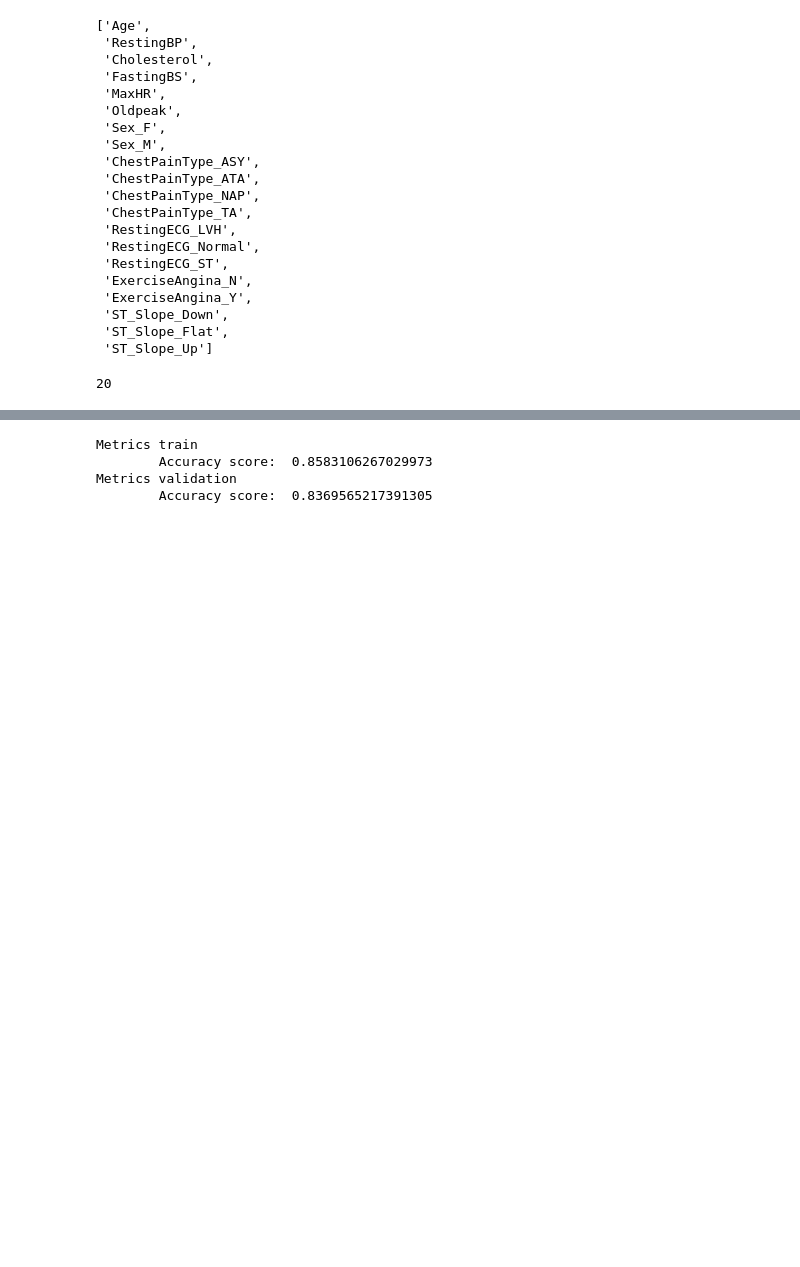
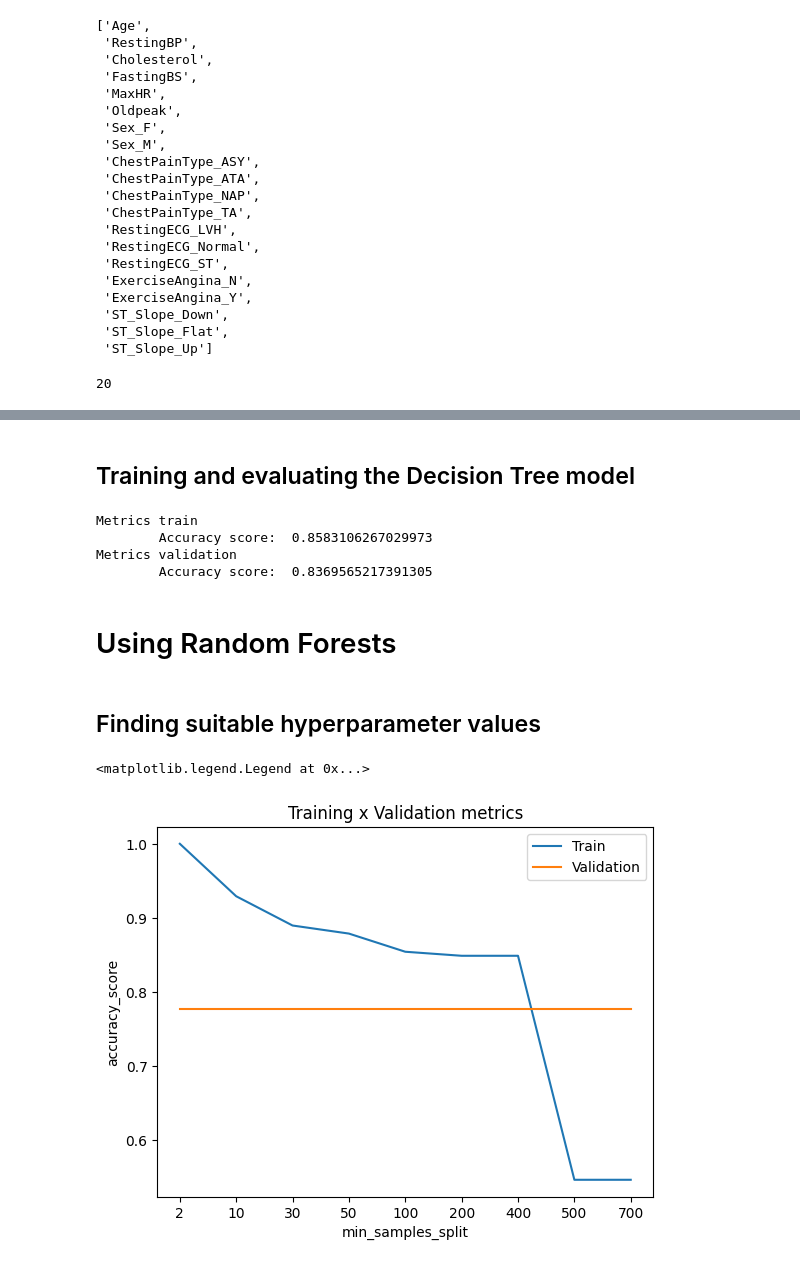
Before and after one commit to TejasShukla2007/Heart-Failure-Prediction, a Jupyter notebook: heart-failure-prediction.ipynb, the cells around one changed output, grey strips where cells are left out. Drawn from its saved outputs; the diff is of its cells as text; code cells hidden in the pictures; blank space fills up the shorter version.

Commit message:
Adding Random Forest and XGBoost

```diff
--- a/heart-failure-prediction.ipynb
+++ b/heart-failure-prediction.ipynb
@@ -168,3 +174,5 @@ plt.legend(['Train', 'Validation'])
+# %% [markdown]
+## Training and evaluating the Decision Tree model
 # %%
 decision_tree_model = DecisionTreeClassifier(max_depth = 4, min_samples_split = 50, random_state = 42 ).fit(X_train, y_train)
 # %%
@@ -175,3 +183,11 @@ Metrics train
         Accuracy score:  0.8583106267029973
 Metrics validation
         Accuracy score:  0.8369565217391305
+# %% [markdown]
+# Using Random Forests
+# %%
+min_samples_split_list = [2, 10, 30, 50, 100, 200, 400, 500, 700]
+max_depth_list = [2, 3, 4, 8, 16, 32, 64, 100, None]
+n_estimators_list = [10,50,100,500]
+# %% [markdown]
+## Finding suitable hyperparameter values
@@ -177,0 +196,21 @@ Metrics validation
+# %%
+accuracy_train_list = []
+accuracy_val_list = []
+for min_samples_split in min_samples_split_list:
+    model = RandomForestClassifier(min_samples_split = min_samples_split, random_state = 42).fit(X_train, y_train)
+    predictions_train = model.predict(X_train)
+    prediction_val = model.predict(X_val)
+    accuracy_train = accuracy_score(predictions_train, y_train)
+    accuracy_val = accuracy_score(predictions_val, y_val)
+    accuracy_train_list.append(accuracy_train)
+    accuracy_val_list.append(accuracy_val)
+plt.title('Training x Validation metrics')
+plt.xlabel('min_samples_split')
+plt.ylabel('accuracy_score')
+plt.xticks(ticks = range(len(min_samples_split_list)), labels = min_samples_split_list)
+plt.plot(accuracy_train_list)
+plt.plot(accuracy_val_list)
+plt.legend(['Train', 'Validation'])
+# %% [output]
+<matplotlib.legend.Legend at 0x...>
+[figure, added]
```
Also changed, not shown: parts of 22 cells of this notebook.
